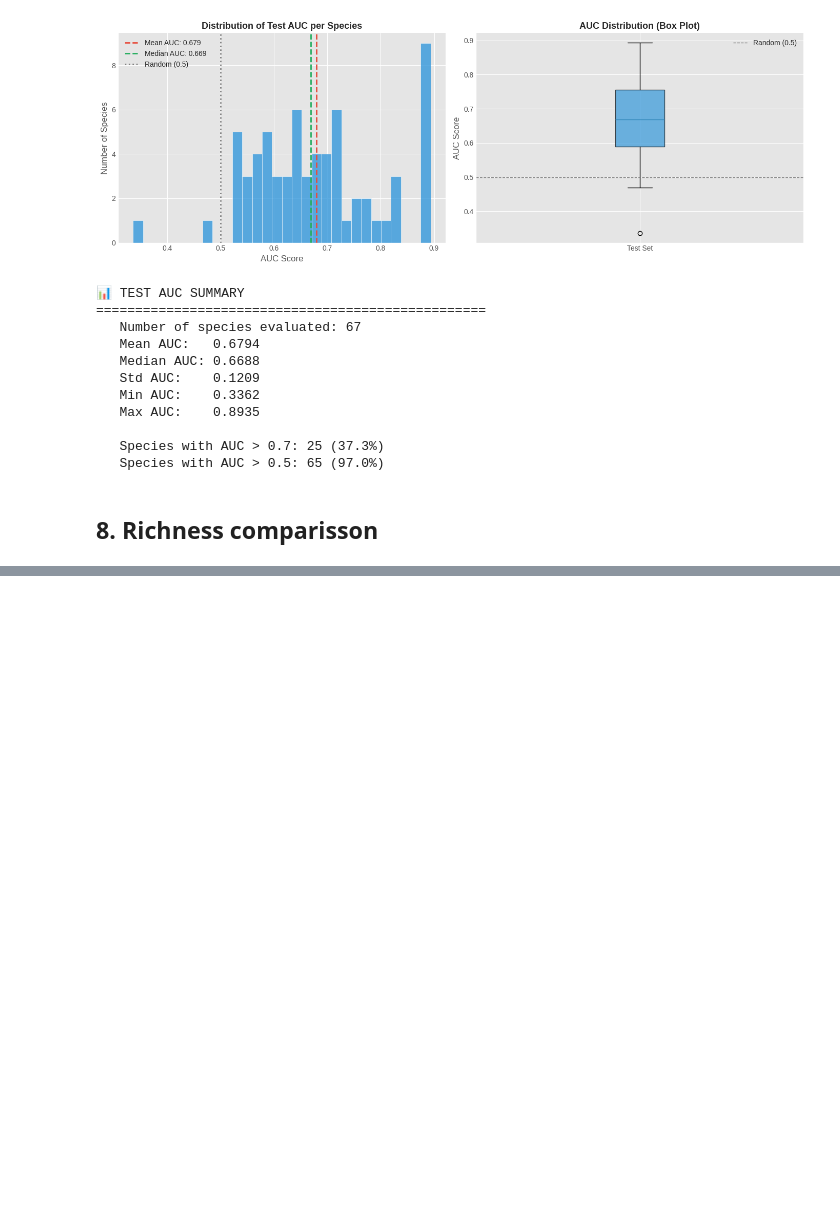
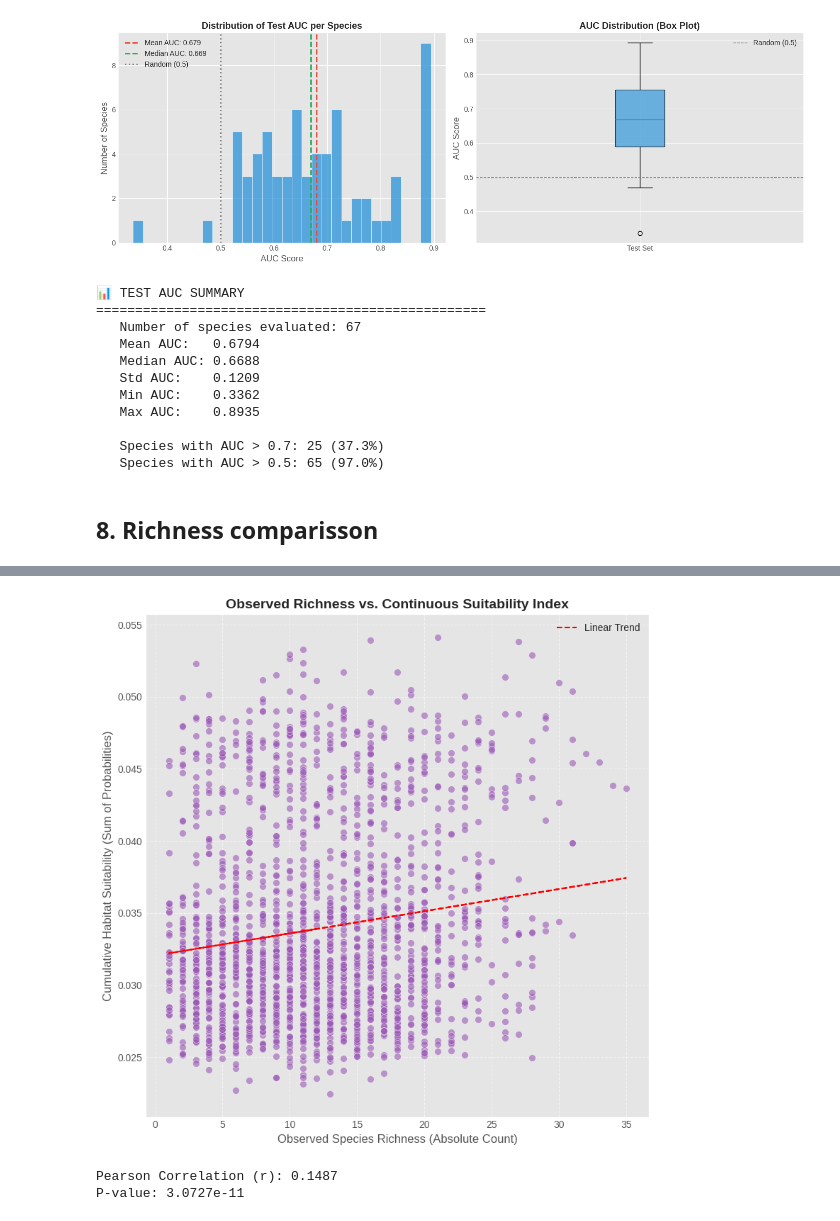
Before and after one commit to cmunozr/2026_I_AI_GU, a Jupyter notebook: Project/deepmaxent.ipynb, the cells around one changed output, grey strips where cells are left out. Cells and saved outputs as stored; diff of their text form; code cells hidden in the pictures; blank space fills up the shorter version.

Commit message:
reviewed richness using suitability

```diff
--- a/Project/deepmaxent.ipynb
+++ b/Project/deepmaxent.ipynb
@@ -1622,0 +1565,51 @@ NameError: name 'y_test_tensor' is not defined
+# %%
+import torch
+import numpy as np
+import matplotlib.pyplot as plt
+from scipy.stats import pearsonr
+
+# 1. Calculate Observed Richness (Integer counts: 0, 1, 2, ..., 67)
+observed_richness_test = (y_test_tensor > 0).sum(dim=1).cpu().numpy()
+
+# 2. Calculate Continuous "Expected Richness" (Sum of Suitabilities)
+final_model.eval()
+with torch.no_grad():
+    X_test_dev = X_test_tensor.to(device)
+    test_predictions = final_model(X_test_dev).cpu()
+
+    # Apply softmax across locations (dim=0) exactly like the tutorial
+    test_probabilities = torch.softmax(test_predictions, dim=0)
+
+    # Sum across the species dimension (dim=1) to get our 1D expected richness vector
+    # This collapses the 67 species down to a single suitability score per location
+    cumulative_suitability = test_probabilities.sum(dim=1).numpy()
+
+# 3. Create the Scatter Plot
+plt.figure(figsize=(8, 8))
+
+# Plot Observed (X) vs Cumulative Suitability (Y)
+plt.scatter(observed_richness_test, cumulative_suitability,
+            alpha=0.6, color='#9b59b6', edgecolor='white', s=50)
+
+# Calculate the trendline (line of best fit) since we can't use a 1:1 line
+m, b = np.polyfit(observed_richness_test, cumulative_suitability, 1)
+plt.plot(observed_richness_test, m*observed_richness_test + b, color='red',
+         linestyle='--', label='Linear Trend')
+
+plt.xlabel('Observed Species Richness (Absolute Count)', fontsize=12)
+plt.ylabel('Cumulative Habitat Suitability (Sum of Probabilities)', fontsize=12)
+plt.title('Observed Richness vs. Continuous Suitability Index', fontsize=14, fontweight='bold')
+plt.grid(True, linestyle='--', alpha=0.6)
+plt.legend()
+plt.tight_layout()
+plt.show()
+
+# 4. Calculate Pearson Correlation
+correlation, p_value = pearsonr(observed_richness_test, cumulative_suitability)
+
+print(f"\nPearson Correlation (r): {correlation:.4f}")
+print(f"P-value: {p_value:.4e}")
+# %% [output]
+[figure, added]
+Pearson Correlation (r): 0.1487
+P-value: 3.0727e-11
```
Also changed, not shown: parts of 3 cells of this notebook.
